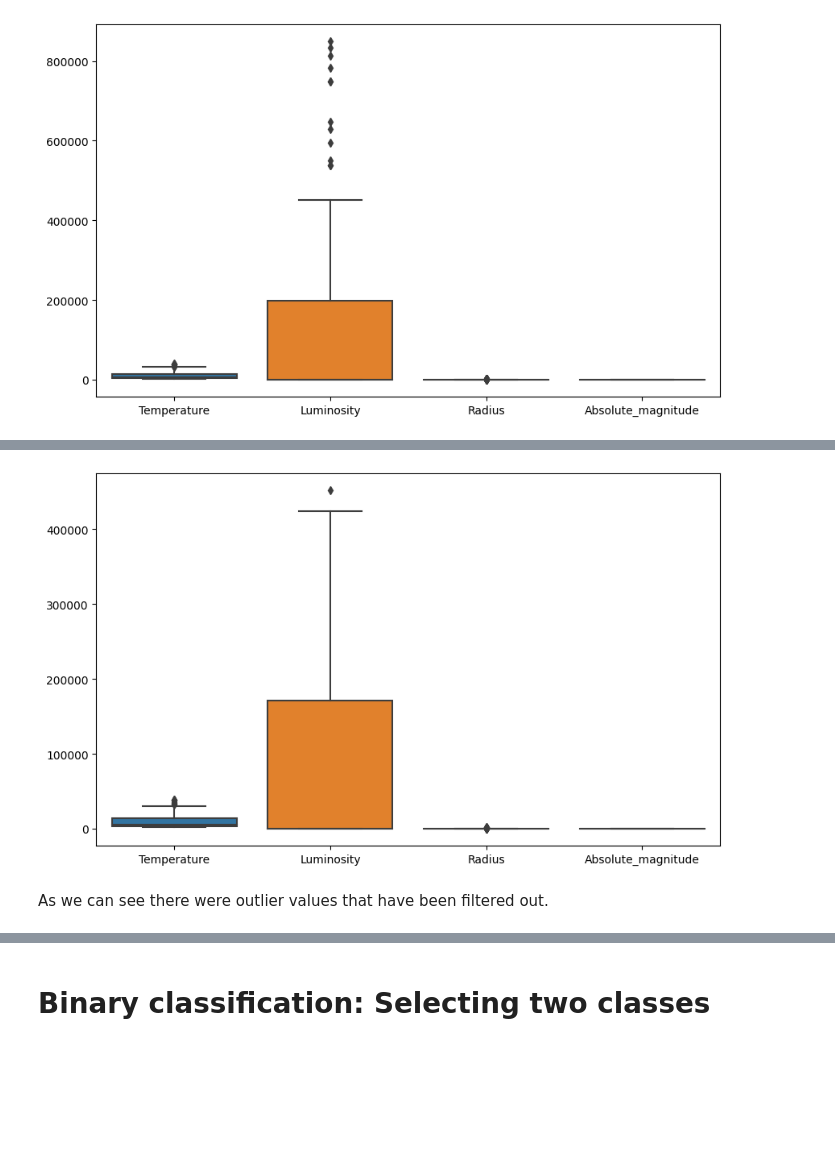
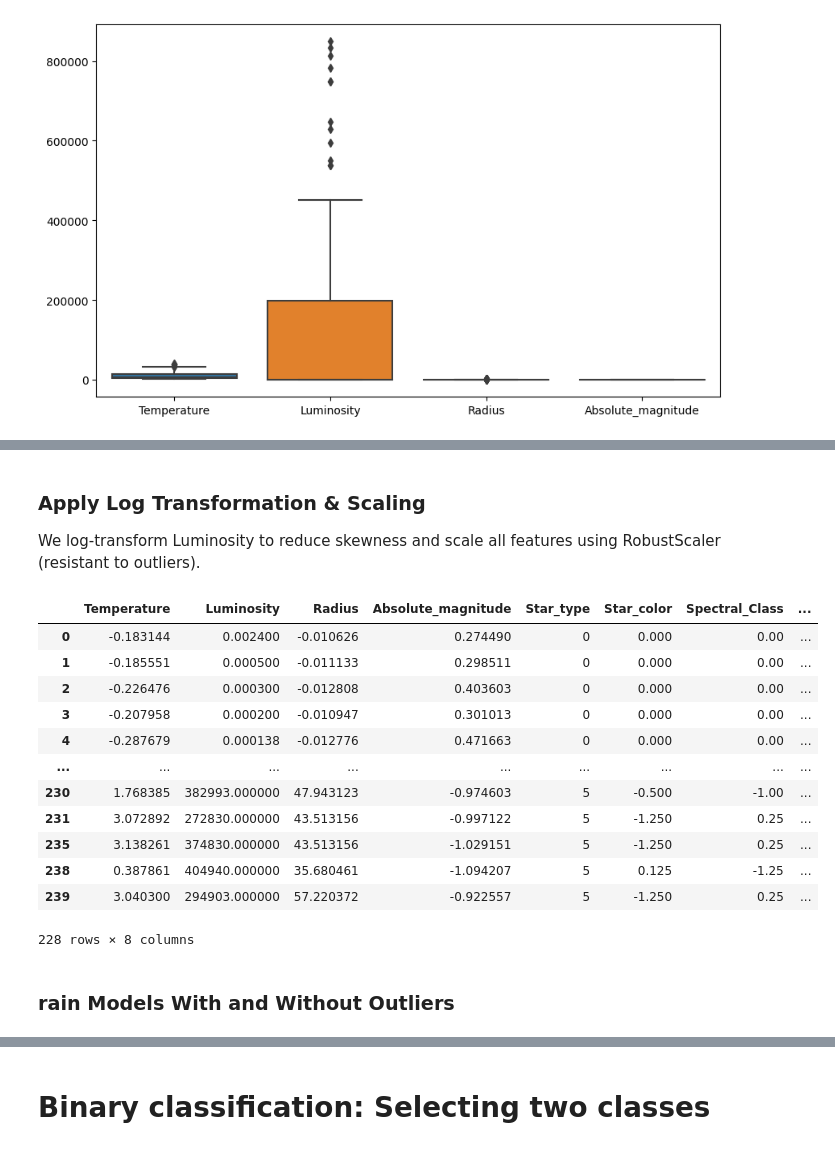
Before and after one commit to YassinTalhaoui/MA-Thesis-ML-Applied-to-stars, a Jupyter notebook: stars.ipynb, the cells around one changed output, grey strips where cells are left out. Saved outputs shown, nothing was run; the diff lists cells and outputs as text; code cells hidden in the pictures; blank space fills up the shorter version.

```diff
--- a/stars.ipynb
+++ b/stars.ipynb
@@ -207,23 +210,13 @@ Since the boxplot shows that Luminosity has extreme outliers, we will remove the
 # %%
-import numpy as np
-
-# Define a function to remove outliers based on IQR
 def remove_outliers(df, column):
     Q1 = df[column].quantile(0.25)
     Q3 = df[column].quantile(0.75)
     IQR = Q3 - Q1
-
-    # Define lower and upper bounds
     lower_bound = Q1 - 1.5 * IQR
     upper_bound = Q3 + 1.5 * IQR
+    return df[(df[column] >= lower_bound) & (df[column] <= upper_bound)]
 
-    # Filter the dataset
-    filtered_df = df[(df[column] >= lower_bound) & (df[column] <= upper_bound)]
-    return filtered_df
+# Apply outlier removal on Luminosity (or any other feature if needed)
+df_no_outliers = df.copy()
 
-# Remove outliers from Luminosity
-df_cleaned = remove_outliers(df, "Luminosity")
-
-# Print before and after removing outliers
-print(f"Original dataset size: {df.shape[0]} rows")
-print(f"Dataset size after outlier removal: {df_cleaned.shape[0]} rows")
+df_no_outliers = remove_outliers(df_no_outliers, "Luminosity")
@@ -247,11 +223,3 @@ plt.show()
-# %%
-import seaborn as sns
-import matplotlib.pyplot as plt
-
-plt.figure(figsize=(10,6))
-sns.boxplot(data=df_cleaned[['Temperature', 'Luminosity', 'Radius', 'Absolute_magnitude']])
-plt.show()
-# %% [output]
-[figure, removed]
-# %% [markdown]
-As we can see there were outlier values that have been filtered out.
+# %% [markdown]
+### Apply Log Transformation & Scaling
+We log-transform Luminosity to reduce skewness and scale all features using RobustScaler (resistant to outliers).
@@ -257,0 +237,18 @@ As we can see there were outlier values that have been filtered out.
+# %%
+df_no_outliers
+# %% [output]
+|  | Temperature | Luminosity | Radius | Absolute_magnitude | Star_type | Star_color | Spectral_Class | ... |
+| 0 | -0.183144 | 0.002400 | -0.010626 | 0.274490 | 0 | 0.000 | 0.00 | ... |
+| 1 | -0.185551 | 0.000500 | -0.011133 | 0.298511 | 0 | 0.000 | 0.00 | ... |
+| 2 | -0.226476 | 0.000300 | -0.012808 | 0.403603 | 0 | 0.000 | 0.00 | ... |
+| 3 | -0.207958 | 0.000200 | -0.010947 | 0.301013 | 0 | 0.000 | 0.00 | ... |
+| 4 | -0.287679 | 0.000138 | -0.012776 | 0.471663 | 0 | 0.000 | 0.00 | ... |
+| ... | ... | ... | ... | ... | ... | ... | ... | ... |
+| 230 | 1.768385 | 382993.000000 | 47.943123 | -0.974603 | 5 | -0.500 | -1.00 | ... |
+| 231 | 3.072892 | 272830.000000 | 43.513156 | -0.997122 | 5 | -1.250 | 0.25 | ... |
+| 235 | 3.138261 | 374830.000000 | 43.513156 | -1.029151 | 5 | -1.250 | 0.25 | ... |
+| 238 | 0.387861 | 404940.000000 | 35.680461 | -1.094207 | 5 | 0.125 | -1.25 | ... |
+| 239 | 3.040300 | 294903.000000 | 57.220372 | -0.922557 | 5 | -1.250 | 0.25 | ... |
+228 rows × 8 columns
+# %% [markdown]
+### rain Models With and Without Outliers
```
Also changed, not shown: parts of 15 cells of this notebook.
